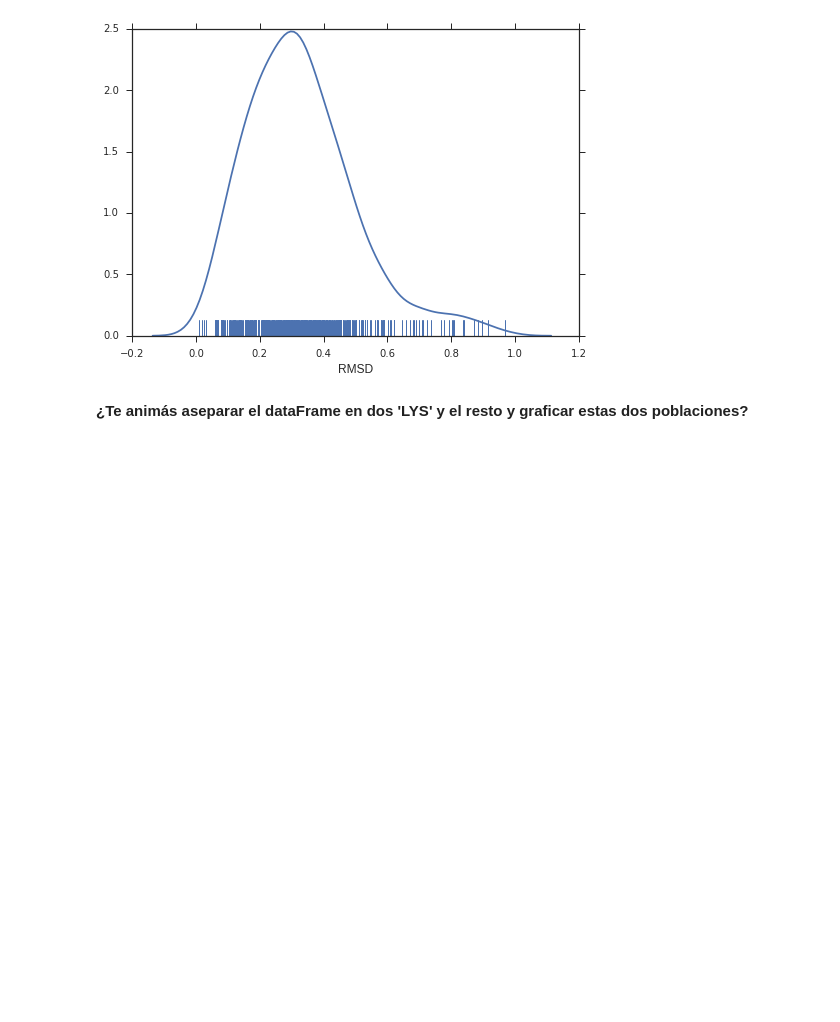
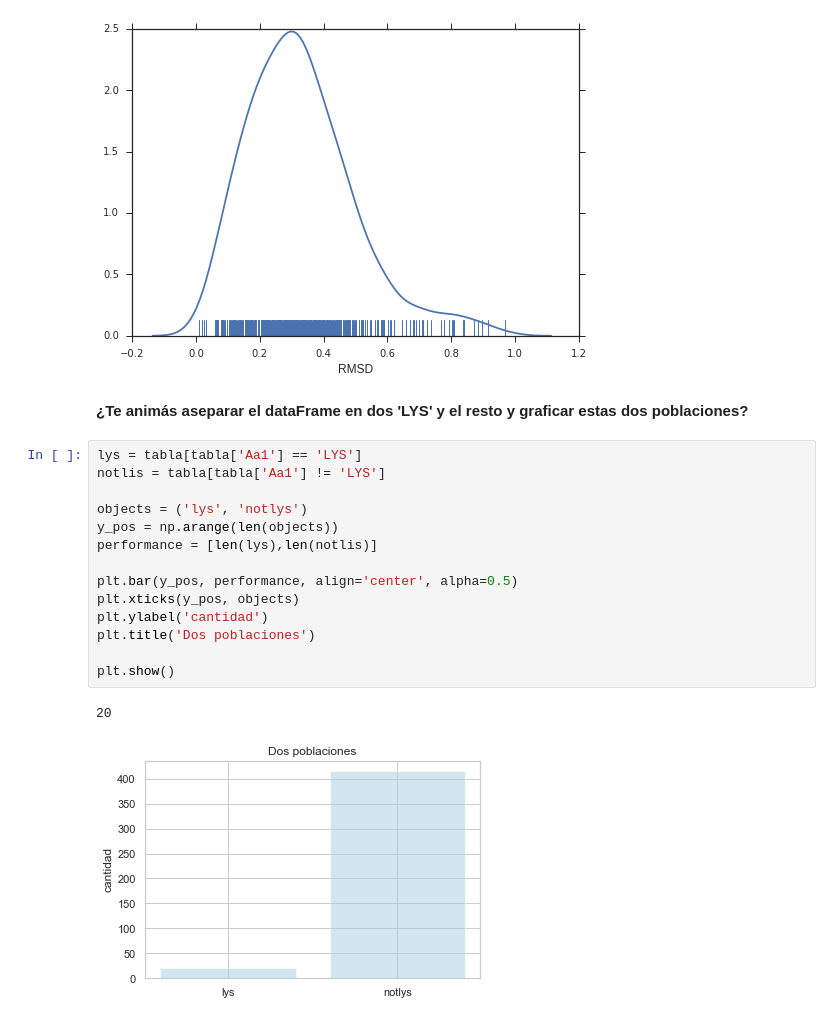
Before and after one commit to pache0015/Bioinformatica-UNQ, a Jupyter notebook: TP - 8 (analisis de datos)/TP_8_PANDAS_usos_y_desusos.ipynb, the cells around one changed output. Saved outputs shown, nothing was run; the diff lists cells and outputs as text; blank space fills up the shorter version.

```diff
--- a/TP - 8 (analisis de datos)/TP_8_PANDAS_usos_y_desusos.ipynb
+++ b/TP - 8 (analisis de datos)/TP_8_PANDAS_usos_y_desusos.ipynb
@@ -369,3 +486,20 @@ ax.set_xlabel('RMSD', fontsize=12)
 [figure]
 # %% [markdown]
 **¿Te animás aseparar el dataFrame en dos 'LYS' y el resto y graficar  estas dos poblaciones?**
+# %%
+lys = tabla[tabla['Aa1'] == 'LYS']
+notlis = tabla[tabla['Aa1'] != 'LYS']
+
+objects = ('lys', 'notlys')
+y_pos = np.arange(len(objects))
+performance = [len(lys),len(notlis)]
+
+plt.bar(y_pos, performance, align='center', alpha=0.5)
+plt.xticks(y_pos, objects)
+plt.ylabel('cantidad')
+plt.title('Dos poblaciones')
+
+plt.show()
+# %% [output]
+20
+[figure, added]
```
Also changed, not shown: parts of 21 cells of this notebook, 1 other file.
